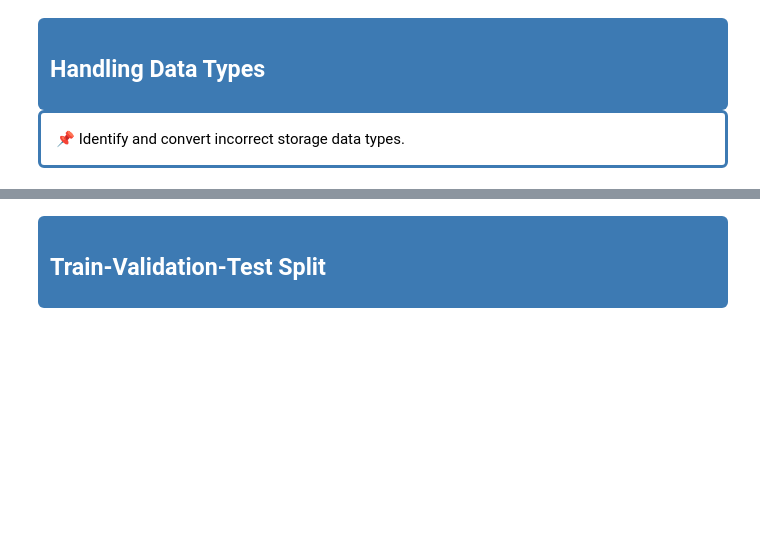
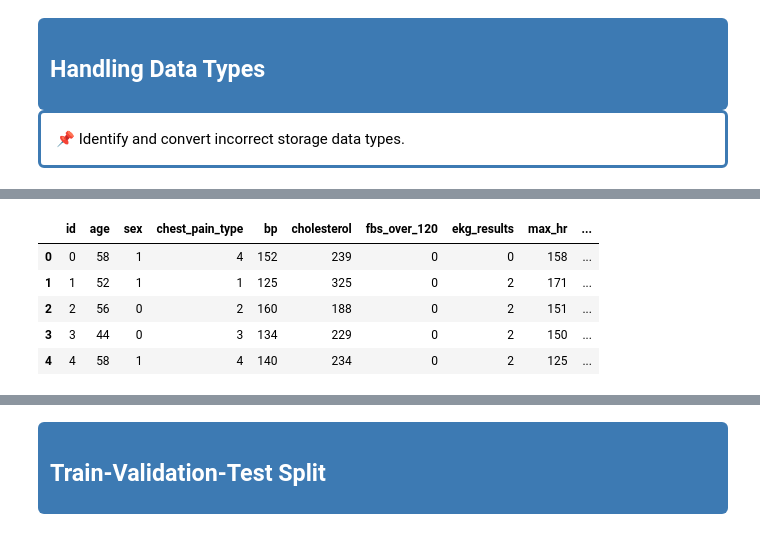
Before and after one commit to JeroHoyos/predicting_heart_disease, a Jupyter notebook: predicting_heart_disease.ipynb, the cells around one changed output, grey strips where cells are left out. Saved outputs shown, nothing was run; the diff lists cells and outputs as text; code cells hidden in the pictures; blank space fills up the shorter version.

```diff
--- a/predicting_heart_disease.ipynb
+++ b/predicting_heart_disease.ipynb
@@ -276,3 +281,11 @@ See https://pandas.pydata.org/docs/user_guide/migration-3-strings.html#string-mi
 # %%
 # Convert column from object to boolean
 df["heart_disease"] = df["heart_disease"].map({"presence": 1, "absence": 0})
+df.head()
+# %% [output]
+|  | id | age | sex | chest_pain_type | bp | cholesterol | fbs_over_120 | ekg_results | max_hr | ... |
+| 0 | 0 | 58 | 1 | 4 | 152 | 239 | 0 | 0 | 158 | ... |
+| 1 | 1 | 52 | 1 | 1 | 125 | 325 | 0 | 2 | 171 | ... |
+| 2 | 2 | 56 | 0 | 2 | 160 | 188 | 0 | 2 | 151 | ... |
+| 3 | 3 | 44 | 0 | 3 | 134 | 229 | 0 | 2 | 150 | ... |
+| 4 | 4 | 58 | 1 | 4 | 140 | 234 | 0 | 2 | 125 | ... |
```
Also changed, not shown: parts of 8 cells of this notebook.
